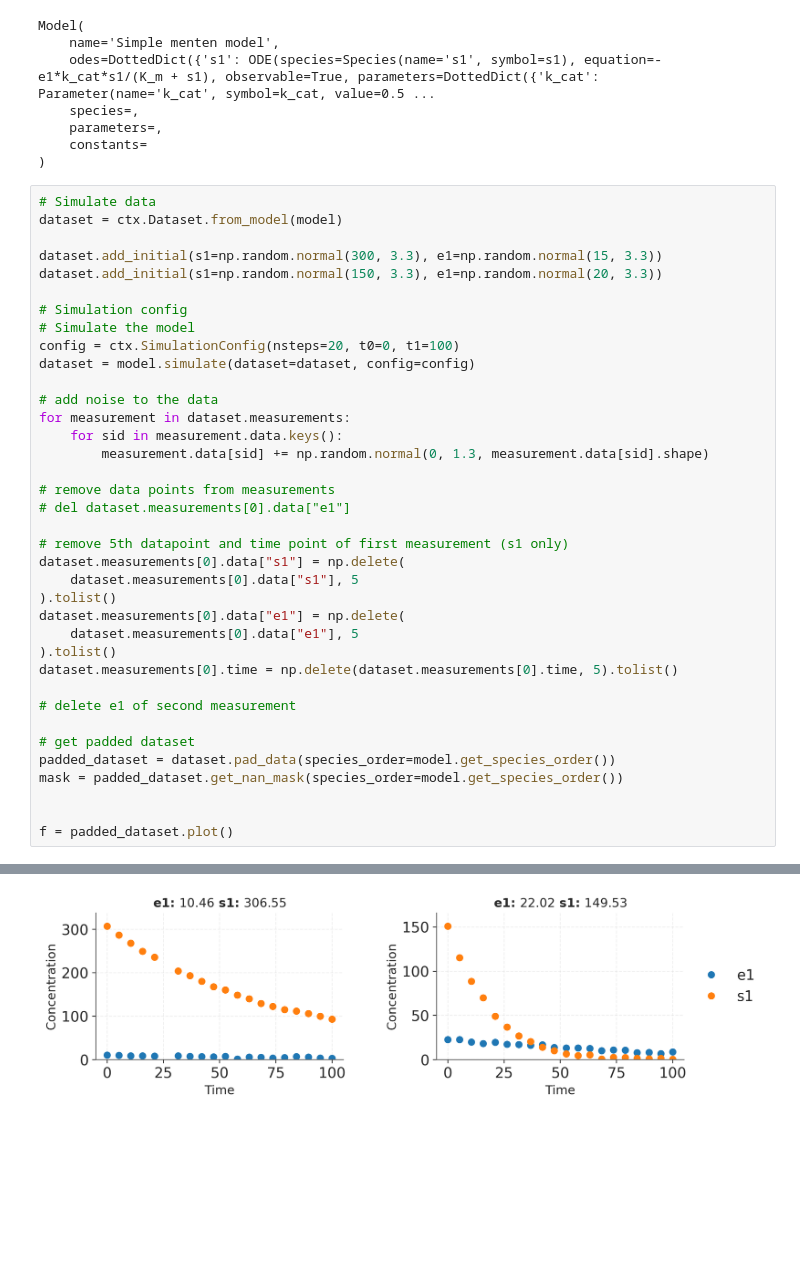
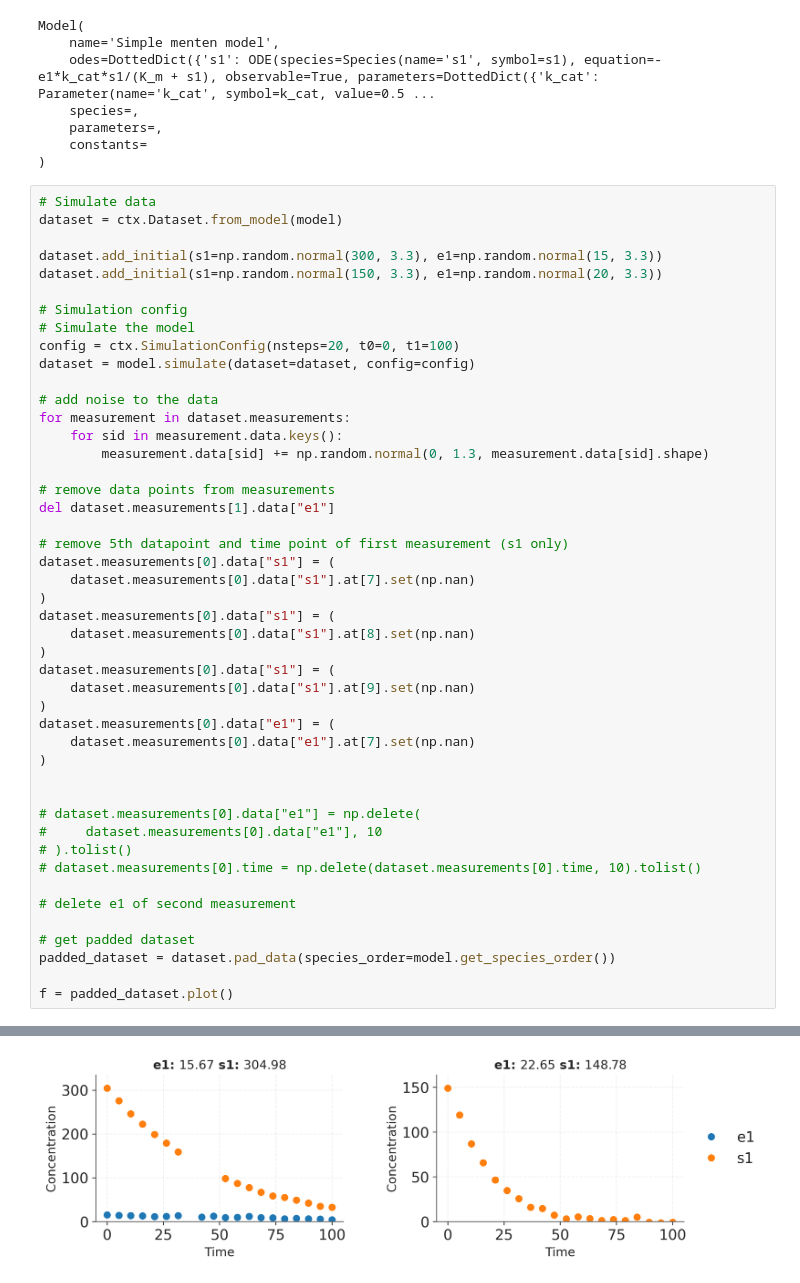
Before and after one commit to haeussma/Catalax, a Jupyter notebook: examples/MaskedInhomogeneousData.ipynb, the cells around one changed output, grey strips where cells are left out. Drawn from its saved outputs; the diff is of its cells as text; blank space fills up the shorter version.

Commit message:
Update MaskedInhomogeneousData notebook: modify execution counts, adjust data handling for NaN values, and refine plotting outputs for clarity.

```diff
--- a/examples/MaskedInhomogeneousData.ipynb
+++ b/examples/MaskedInhomogeneousData.ipynb
@@ -41,40 +41,49 @@ Model(
 # %%
 # Simulate data
 dataset = ctx.Dataset.from_model(model)
 
 dataset.add_initial(s1=np.random.normal(300, 3.3), e1=np.random.normal(15, 3.3))
 dataset.add_initial(s1=np.random.normal(150, 3.3), e1=np.random.normal(20, 3.3))
 
 # Simulation config
 # Simulate the model
 config = ctx.SimulationConfig(nsteps=20, t0=0, t1=100)
 dataset = model.simulate(dataset=dataset, config=config)
 
 # add noise to the data
 for measurement in dataset.measurements:
     for sid in measurement.data.keys():
         measurement.data[sid] += np.random.normal(0, 1.3, measurement.data[sid].shape)
 
 # remove data points from measurements
-# del dataset.measurements[0].data["e1"]
+del dataset.measurements[1].data["e1"]
 
 # remove 5th datapoint and time point of first measurement (s1 only)
-dataset.measurements[0].data["s1"] = np.delete(
-    dataset.measurements[0].data["s1"], 5
-).tolist()
-dataset.measurements[0].data["e1"] = np.delete(
-    dataset.measurements[0].data["e1"], 5
-).tolist()
-dataset.measurements[0].time = np.delete(dataset.measurements[0].time, 5).tolist()
+dataset.measurements[0].data["s1"] = (
+    dataset.measurements[0].data["s1"].at[7].set(np.nan)
+)
+dataset.measurements[0].data["s1"] = (
+    dataset.measurements[0].data["s1"].at[8].set(np.nan)
+)
+dataset.measurements[0].data["s1"] = (
+    dataset.measurements[0].data["s1"].at[9].set(np.nan)
+)
+dataset.measurements[0].data["e1"] = (
+    dataset.measurements[0].data["e1"].at[7].set(np.nan)
+)
+
+
+# dataset.measurements[0].data["e1"] = np.delete(
+#     dataset.measurements[0].data["e1"], 10
+# ).tolist()
+# dataset.measurements[0].time = np.delete(dataset.measurements[0].time, 10).tolist()
 
 # delete e1 of second measurement
 
 # get padded dataset
 padded_dataset = dataset.pad_data(species_order=model.get_species_order())
-mask = padded_dataset.get_nan_mask(species_order=model.get_species_order())
-
 
 f = padded_dataset.plot()
 # %% [output]
 [interactive output not drawn]
-[figure, old version]
+[figure, new version]
```
Also changed, not shown: parts of 11 cells of this notebook.
